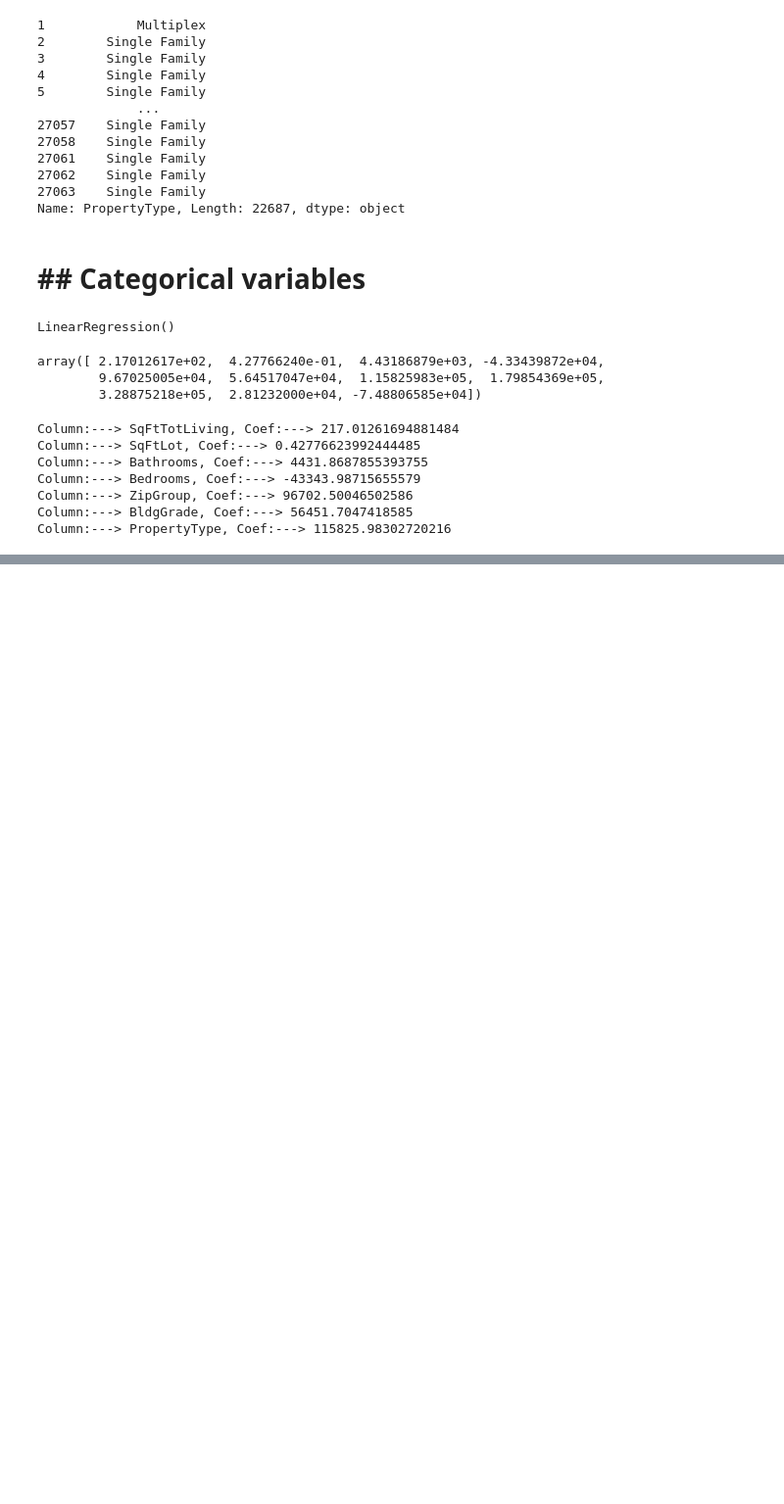
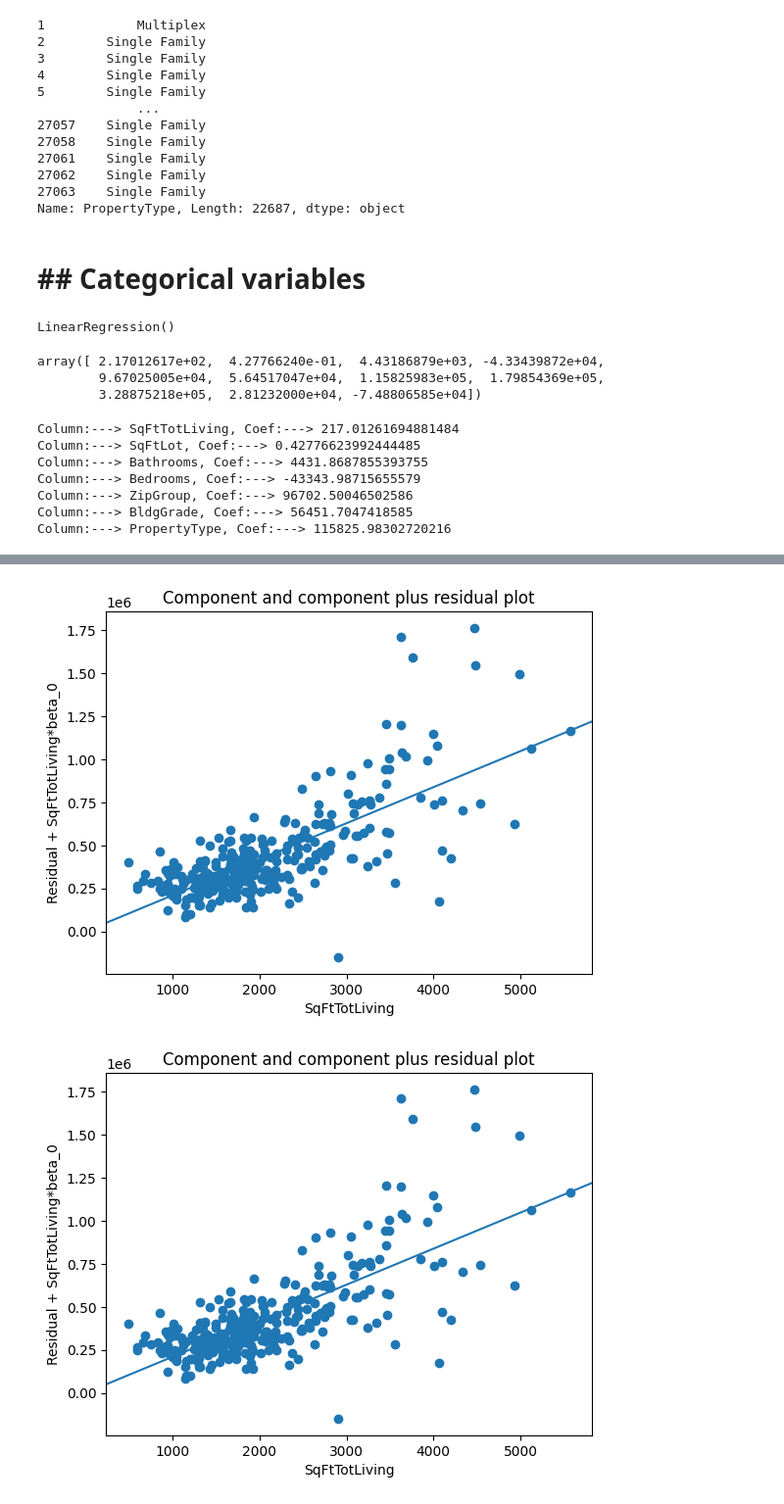
Before and after one commit to ChiragBangera/Practical-Stats, a Jupyter notebook: chapter_4.ipynb, the cells around one changed output, grey strips where cells are left out. Shown at 98% size. Saved outputs shown, nothing was run; the diff lists cells and outputs as text; code cells hidden in the pictures; blank space fills up the shorter version.

```diff
--- a/chapter_4.ipynb
+++ b/chapter_4.ipynb
@@ -243,0 +316,6 @@ hp['ZipGroup'] = hp.ZipGroup.astype('category')
+# %%
+## Partial residual plots
+sm.graphics.plot_ccpr(outliermodel,'SqFtTotLiving')
+# %% [output]
+[figure, added]
+[figure, added]
```
Also changed, not shown: parts of 10 cells of this notebook.
